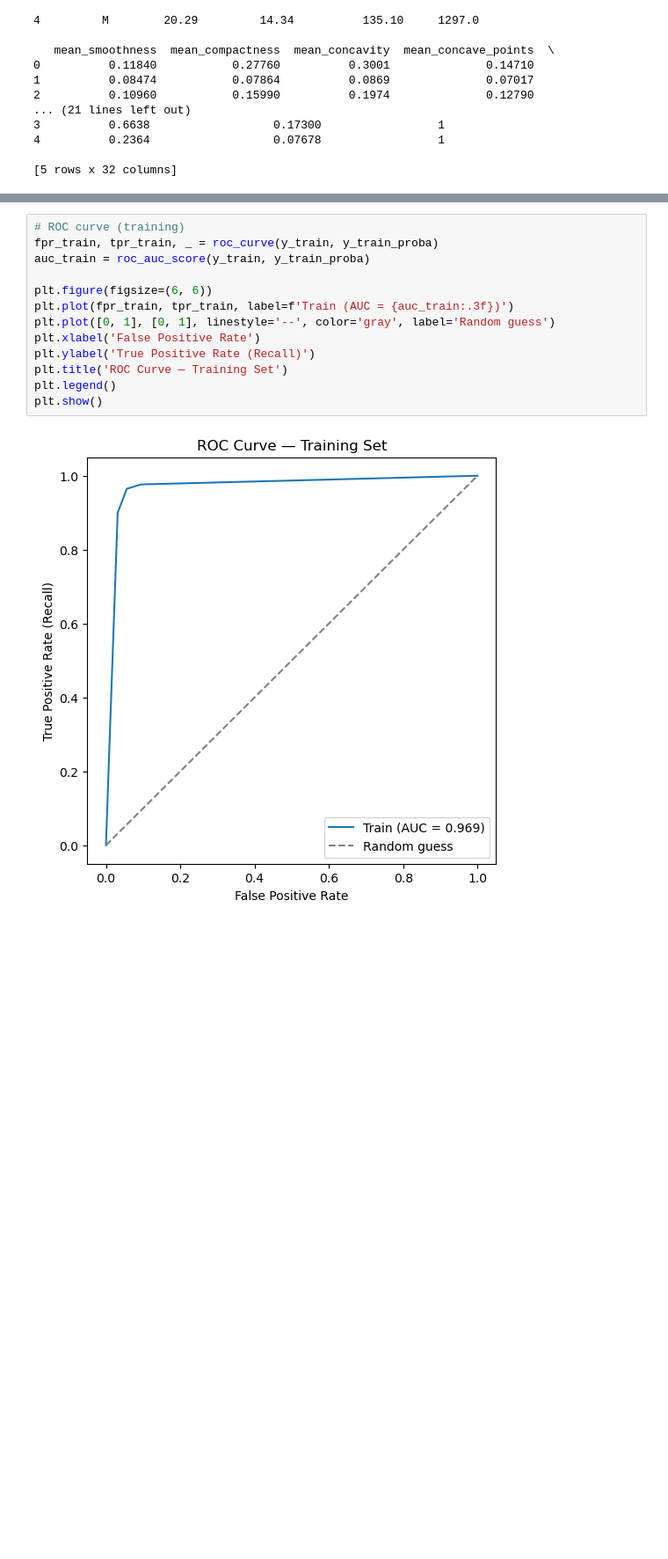
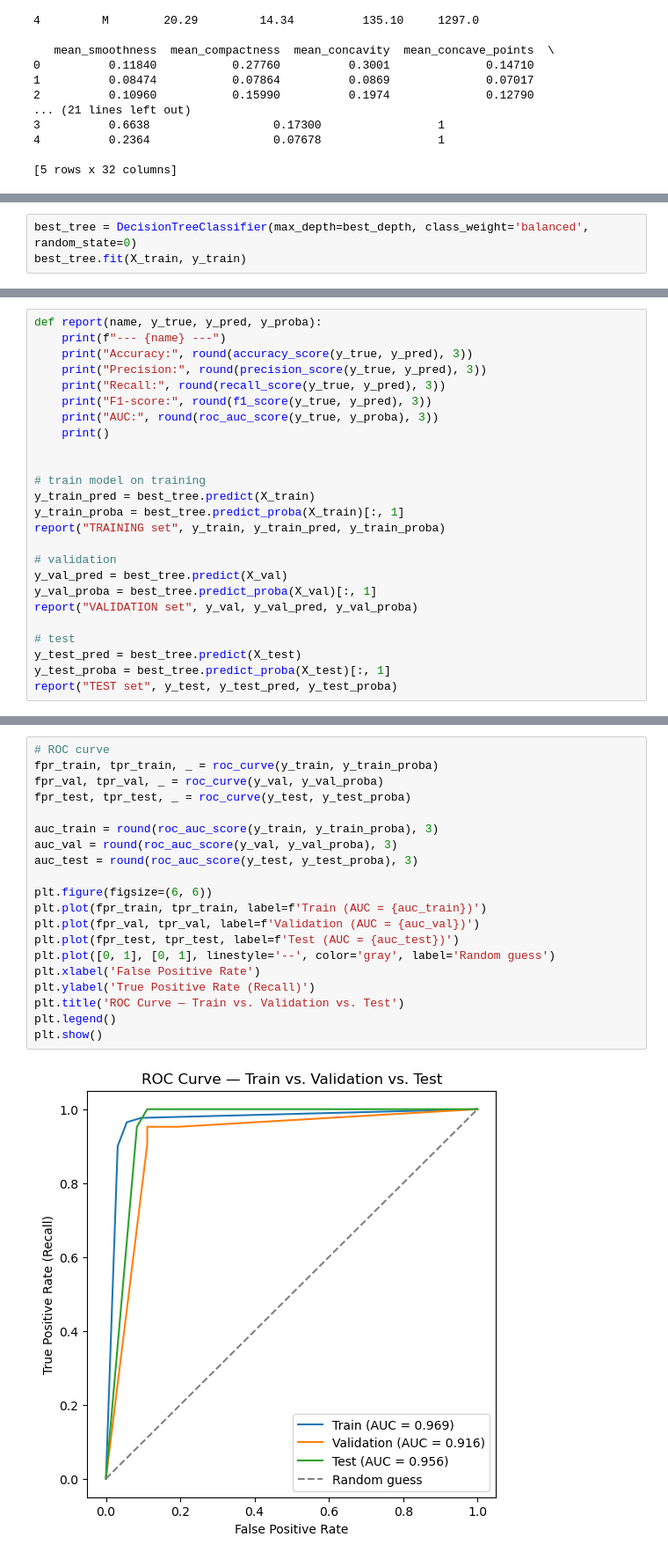
Before and after one commit to Duppal147/Stat-451, a Jupyter notebook: Stat 451 Decision Tree.ipynb, the cells around one changed output, grey strips where cells are left out. Shown at 88% size. Saved outputs shown, nothing was run; the diff lists cells and outputs as text; blank space fills up the shorter version.

Commit message:
Update decision tree notebook

```diff
--- a/Stat 451 Decision Tree.ipynb
+++ b/Stat 451 Decision Tree.ipynb
@@ -96,0 +111,3 @@ weighted avg       0.95      0.95      0.95       455
+# %%
+best_tree = DecisionTreeClassifier(max_depth=best_depth, class_weight='balanced', random_state=0)
+best_tree.fit(X_train, y_train)
@@ -96,0 +116,25 @@ weighted avg       0.95      0.95      0.95       455
+# %%
+def report(name, y_true, y_pred, y_proba):
+    print(f"--- {name} ---")
+    print("Accuracy:", round(accuracy_score(y_true, y_pred), 3))
+    print("Precision:", round(precision_score(y_true, y_pred), 3))
+    print("Recall:", round(recall_score(y_true, y_pred), 3))
+    print("F1-score:", round(f1_score(y_true, y_pred), 3))
+    print("AUC:", round(roc_auc_score(y_true, y_proba), 3))
+    print()
+
+
+# train model on training
+y_train_pred = best_tree.predict(X_train)
+y_train_proba = best_tree.predict_proba(X_train)[:, 1]
+report("TRAINING set", y_train, y_train_pred, y_train_proba)
+
+# validation
+y_val_pred = best_tree.predict(X_val)
+y_val_proba = best_tree.predict_proba(X_val)[:, 1]
+report("VALIDATION set", y_val, y_val_pred, y_val_proba)
+
+# test
+y_test_pred = best_tree.predict(X_test)
+y_test_proba = best_tree.predict_proba(X_test)[:, 1]
+report("TEST set", y_test, y_test_pred, y_test_proba)
@@ -117,15 +211,22 @@ plt.show()
 # %%
-# ROC curve (training)
+# ROC curve
 fpr_train, tpr_train, _ = roc_curve(y_train, y_train_proba)
-auc_train = roc_auc_score(y_train, y_train_proba)
+fpr_val, tpr_val, _ = roc_curve(y_val, y_val_proba)
+fpr_test, tpr_test, _ = roc_curve(y_test, y_test_proba)
+
+auc_train = round(roc_auc_score(y_train, y_train_proba), 3)
+auc_val = round(roc_auc_score(y_val, y_val_proba), 3)
+auc_test = round(roc_auc_score(y_test, y_test_proba), 3)
 
 plt.figure(figsize=(6, 6))
-plt.plot(fpr_train, tpr_train, label=f'Train (AUC = {auc_train:.3f})')
+plt.plot(fpr_train, tpr_train, label=f'Train (AUC = {auc_train})')
+plt.plot(fpr_val, tpr_val, label=f'Validation (AUC = {auc_val})')
+plt.plot(fpr_test, tpr_test, label=f'Test (AUC = {auc_test})')
 plt.plot([0, 1], [0, 1], linestyle='--', color='gray', label='Random guess')
 plt.xlabel('False Positive Rate')
 plt.ylabel('True Positive Rate (Recall)')
-plt.title('ROC Curve — Training Set')
+plt.title('ROC Curve — Train vs. Validation vs. Test')
 plt.legend()
 plt.show()
 # %% [output]
-[figure, old version]
+[figure, new version]
```
Also changed, not shown: parts of 13 cells of this notebook.
